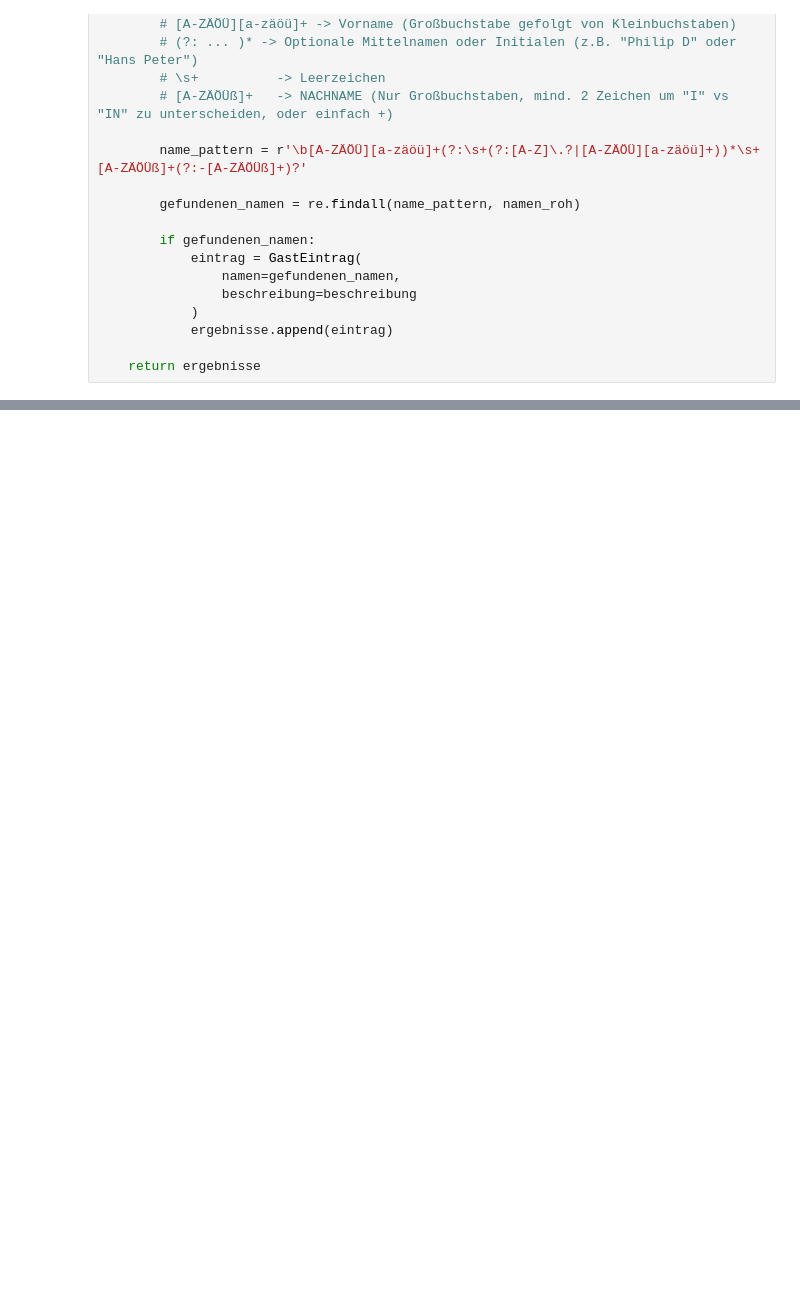
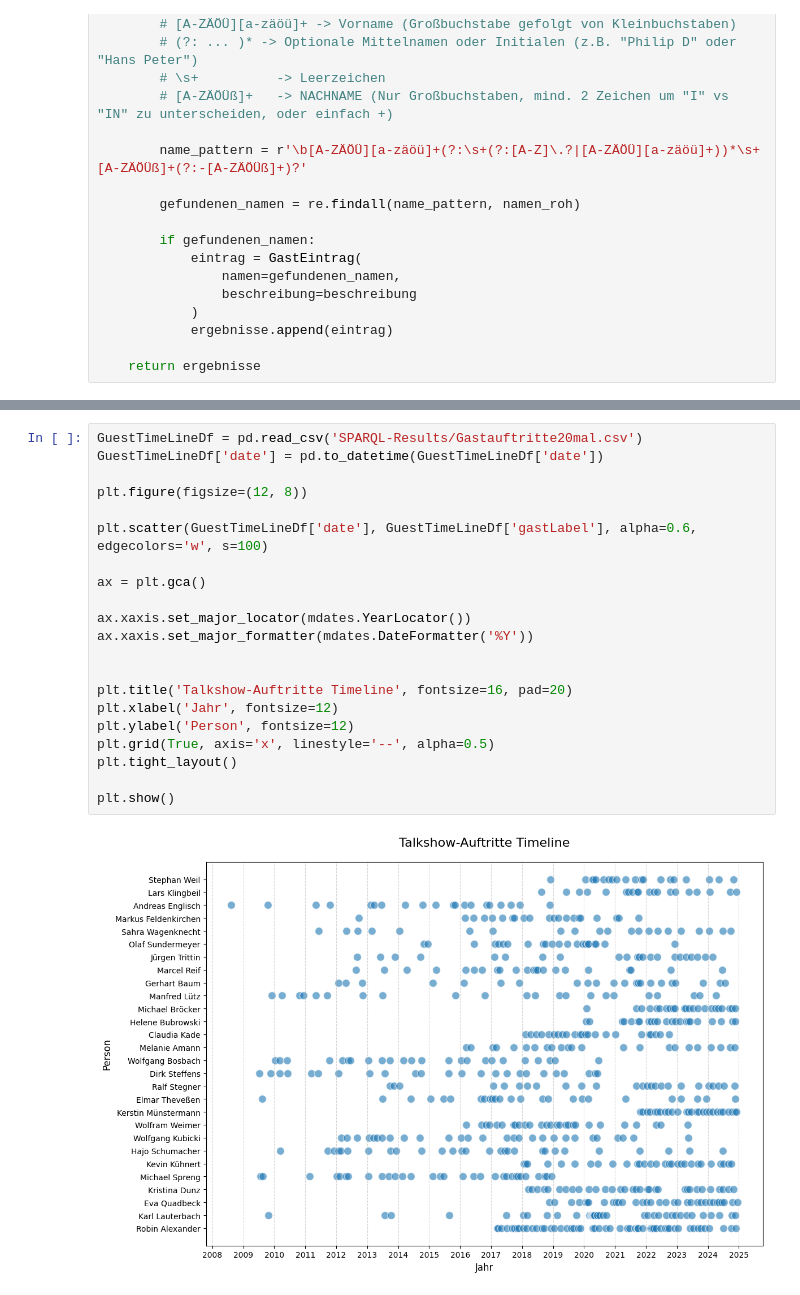
Before and after one commit to omarrmo/Lanz-Mining-but-Fair, a Jupyter notebook: lanz-mining-but-fair.ipynb, the cells around one changed output, grey strips where cells are left out. Cells and saved outputs as stored; diff of their text form; blank space fills up the shorter version.

```diff
--- a/lanz-mining-but-fair.ipynb
+++ b/lanz-mining-but-fair.ipynb
@@ -639,0 +679,23 @@ Episodes found: 2036
+# %%
+GuestTimeLineDf = pd.read_csv('SPARQL-Results/Gastauftritte20mal.csv')
+GuestTimeLineDf['date'] = pd.to_datetime(GuestTimeLineDf['date'])
+
+plt.figure(figsize=(12, 8))
+
+plt.scatter(GuestTimeLineDf['date'], GuestTimeLineDf['gastLabel'], alpha=0.6, edgecolors='w', s=100)
+
+ax = plt.gca()
+
+ax.xaxis.set_major_locator(mdates.YearLocator())
+ax.xaxis.set_major_formatter(mdates.DateFormatter('%Y'))
+
+
+plt.title('Talkshow-Auftritte Timeline', fontsize=16, pad=20)
+plt.xlabel('Jahr', fontsize=12)
+plt.ylabel('Person', fontsize=12)
+plt.grid(True, axis='x', linestyle='--', alpha=0.5)
+plt.tight_layout()
+
+plt.show()
+# %% [output]
+[figure, added]
```
Also changed, not shown: parts of 9 cells of this notebook, 10 other files.
